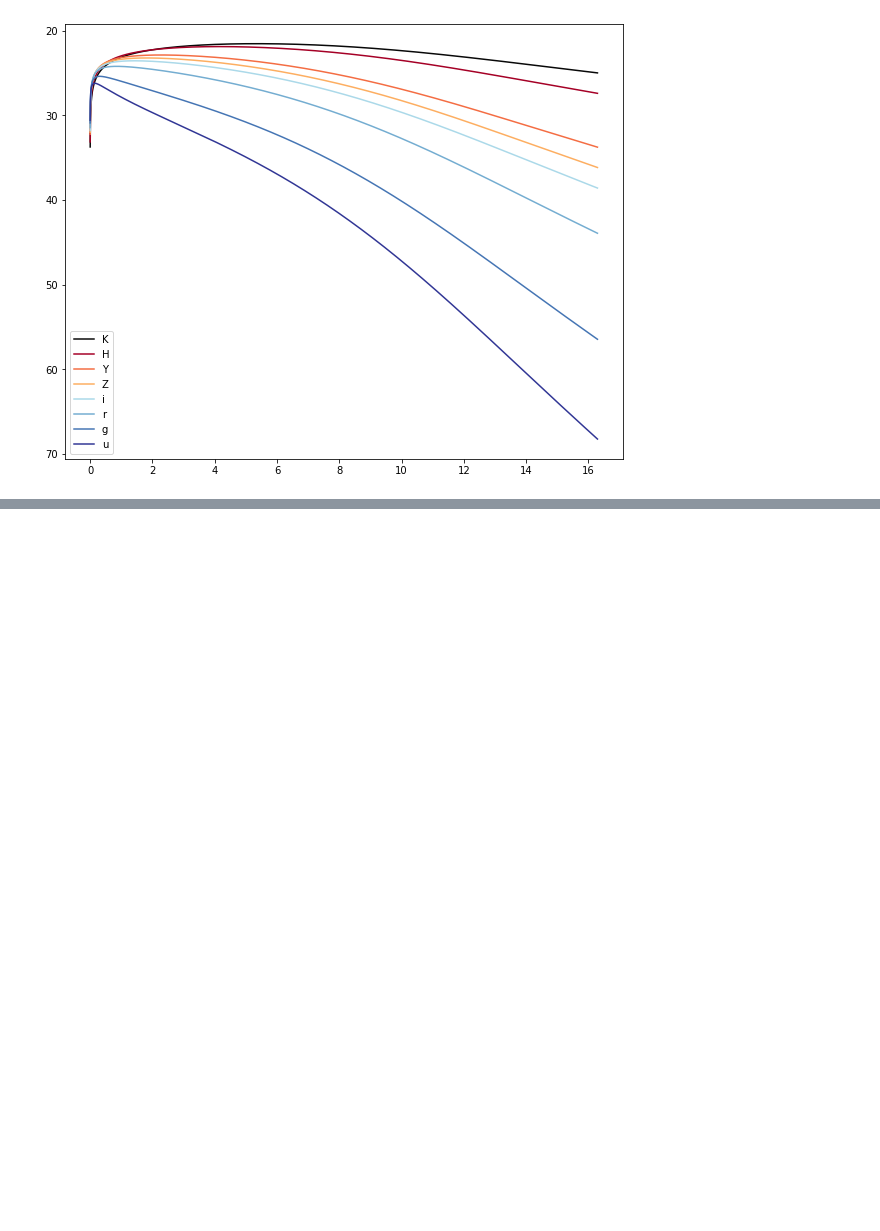
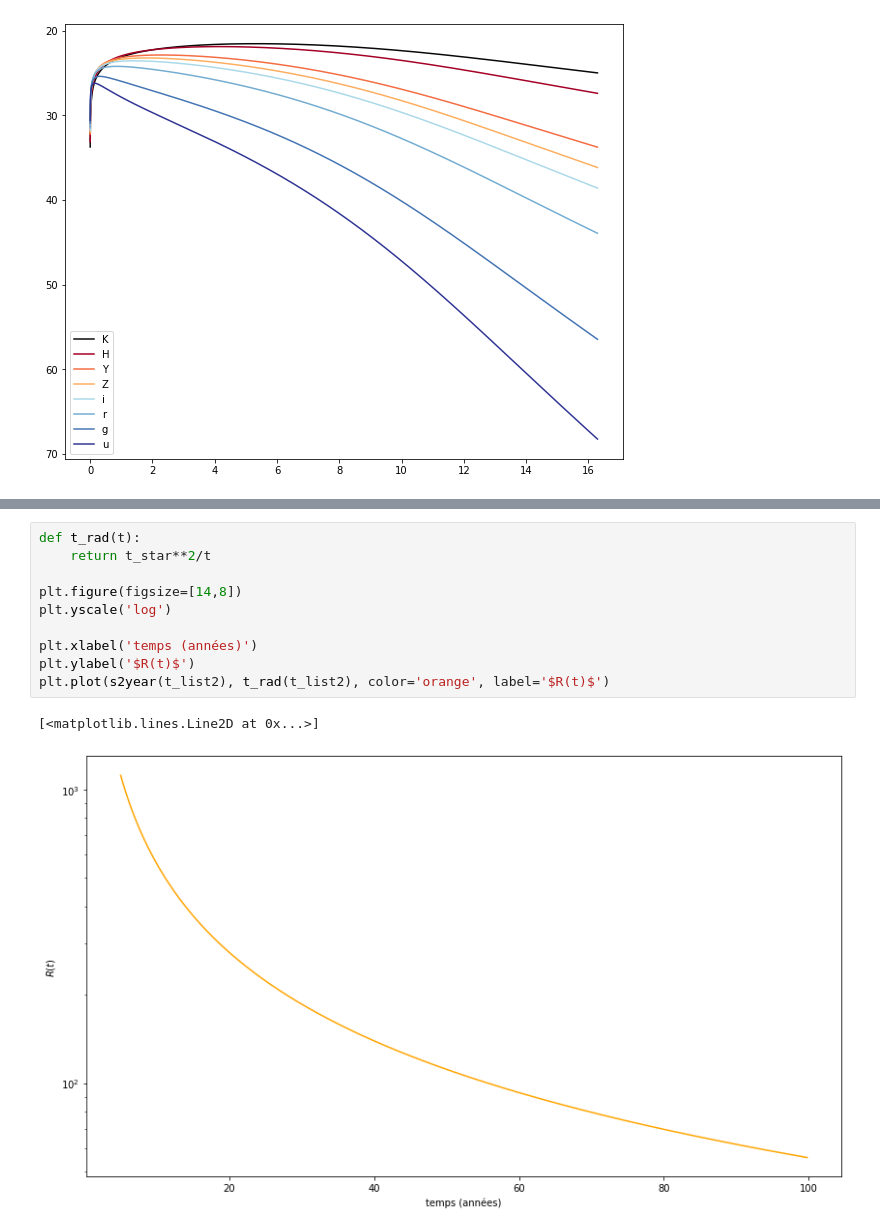
Before and after one commit to romainpch/PHY583, a Jupyter notebook: Astro.ipynb, the cells around one changed output, grey strips where cells are left out. Saved outputs shown, nothing was run; the diff lists cells and outputs as text; blank space fills up the shorter version.

```diff
--- a/Astro.ipynb
+++ b/Astro.ipynb
@@ -405,0 +459,13 @@ plt.legend()
+# %%
+def t_rad(t):
+    return t_star**2/t
+
+plt.figure(figsize=[14,8])
+plt.yscale('log')
+
+plt.xlabel('temps (années)')
+plt.ylabel('$R(t)$')
+plt.plot(s2year(t_list2), t_rad(t_list2), color='orange', label='$R(t)$')
+# %% [output]
+[<matplotlib.lines.Line2D at 0x...>]
+[figure, added]
```
Also changed, not shown: parts of 29 cells of this notebook.
